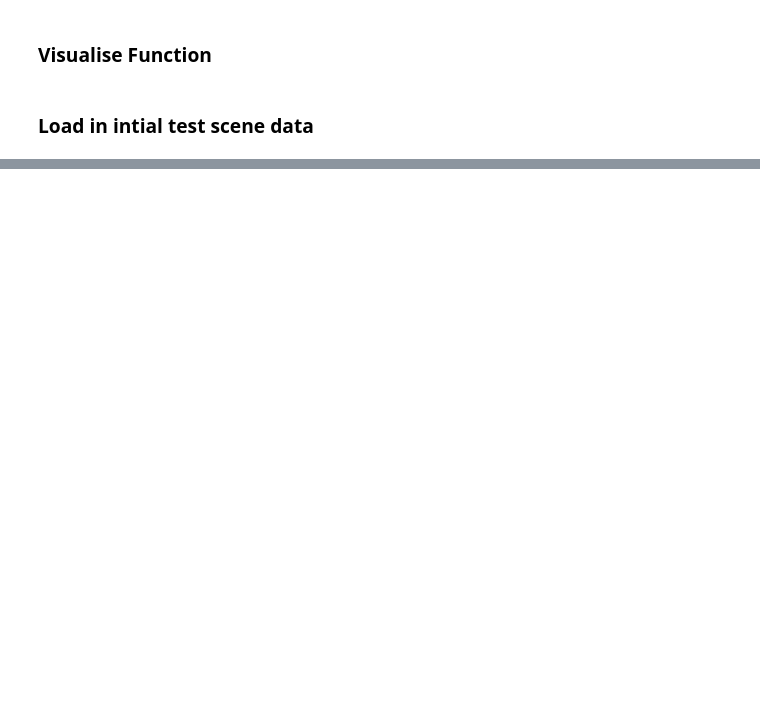
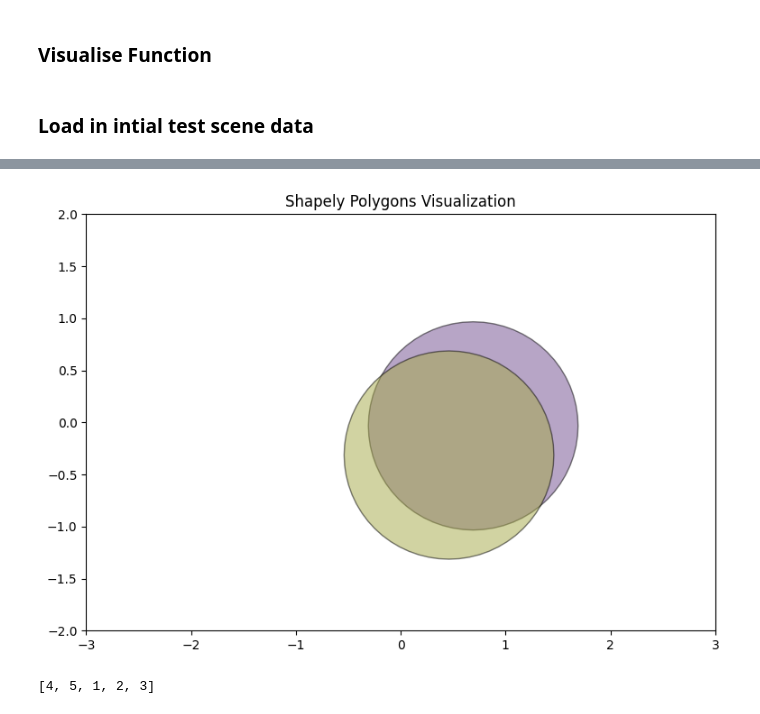
Before and after one commit to lohxinzhi/Waypoint_Optimizer, a Jupyter notebook: overlap_test.ipynb, the cells around one changed output, grey strips where cells are left out. Cells and saved outputs as stored; diff of their text form; code cells hidden in the pictures; blank space fills up the shorter version.

```diff
--- a/overlap_test.ipynb
+++ b/overlap_test.ipynb
@@ -93,0 +160,9 @@ visualiseScene(polygons)
+# %%
+visualiseScene(poly_list[:2])
+# %% [output]
+[figure, added]
+# %%
+hi = [1,2,3,4,5]
+hi[3:]+hi[:-2]
+# %% [output]
+[4, 5, 1, 2, 3]
```
Also changed, not shown: parts of 11 cells of this notebook, 1 other file.
